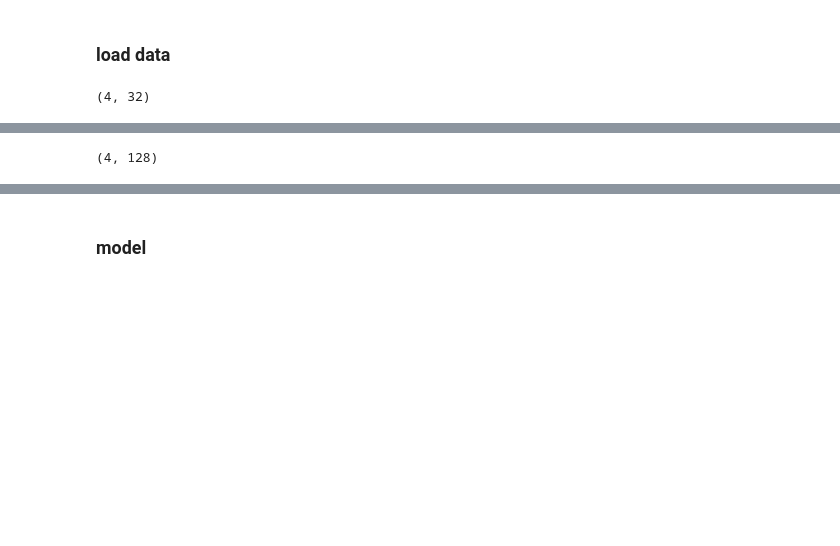
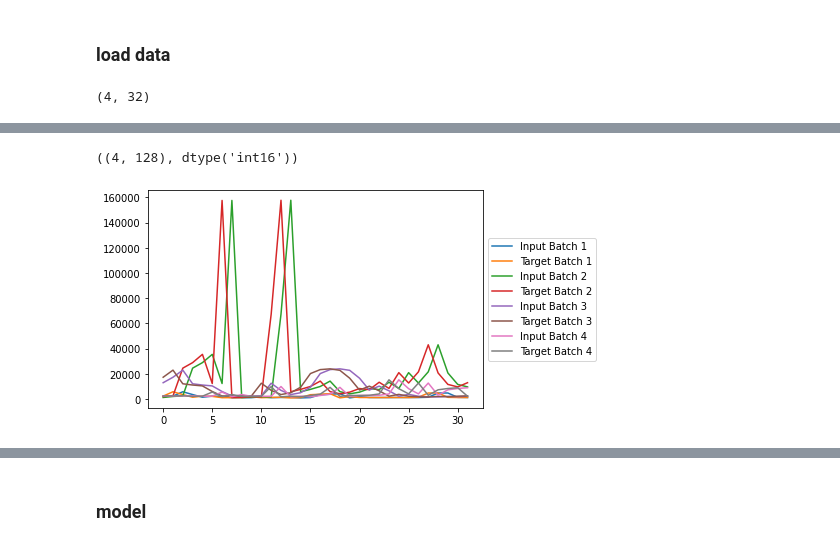
Before and after one commit to mmuravytskyi/snmp-madness, a Jupyter notebook: transformer_model.ipynb, the cells around one changed output, grey strips where cells are left out. Cells and saved outputs as stored; diff of their text form; code cells hidden in the pictures; blank space fills up the shorter version.

```diff
--- a/transformer_model.ipynb
+++ b/transformer_model.ipynb
@@ -138,7 +178,26 @@ def apply_byte_error_weights(arr: jnp.array):
 # %%
 _inputs = preproc_data(expl_batch)
-_inputs.inputs.shape
+_inputs.inputs.shape, _inputs.inputs.dtype
 # %% [output]
-(4, 128)
+((4, 128), dtype('int16'))
+# %%
+plt.figure()
+
+plt.plot(expl_batch['input'][0], label="Input Batch 1")
+plt.plot(expl_batch['target'][0], label="Target Batch 1")
+
+plt.plot(expl_batch['input'][1], label="Input Batch 2")
+plt.plot(expl_batch['target'][1], label="Target Batch 2")
+
+plt.plot(expl_batch['input'][2], label="Input Batch 3")
+plt.plot(expl_batch['target'][2], label="Target Batch 3")
+
+plt.plot(expl_batch['input'][3], label="Input Batch 4")
+plt.plot(expl_batch['target'][3], label="Target Batch 4")
+
+plt.legend(loc='center left', bbox_to_anchor=(1, 0.5))
+plt.show()
+# %% [output]
+[figure, added]
 # %%
 plt.figure()
```
Also changed, not shown: parts of 64 cells of this notebook.
